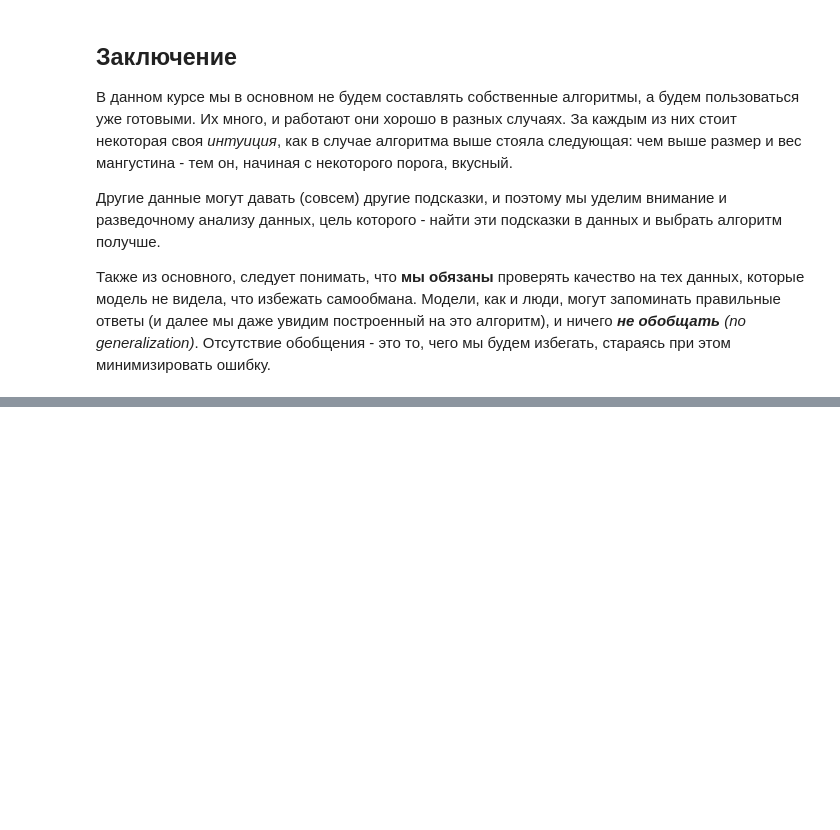
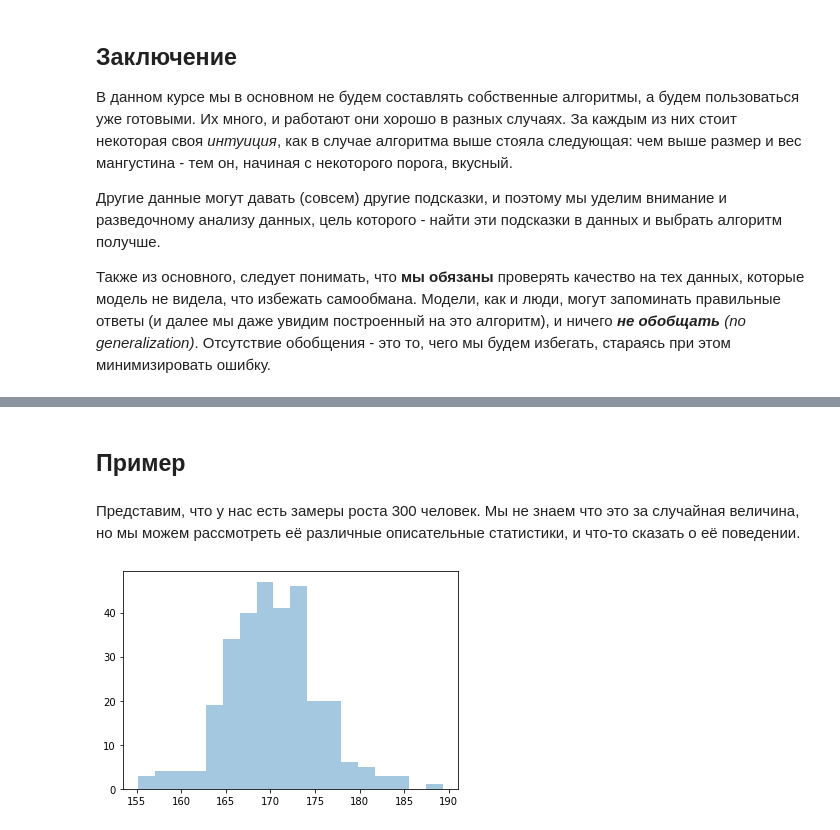
Before and after one commit to timeseries-ru/course, a Jupyter notebook: day_1.ipynb, the cells around one changed output, grey strips where cells are left out. Drawn from its saved outputs; the diff is of its cells as text; code cells hidden in the pictures; blank space fills up the shorter version.

```diff
--- a/day_1.ipynb
+++ b/day_1.ipynb
@@ -217,0 +304,12 @@ sns.scatterplot(x="weight", y="radius", hue="prediction", style="is_test", data=
+# %% [markdown]
+## Пример
+# %% [markdown]
+Представим, что у нас есть замеры роста 300 человек. Мы не знаем что это за случайная величина, но мы можем рассмотреть её различные описательные статистики, и что-то сказать о её поведении.
+# %%
+height = [
+    np.random.normal(170, 5) for _ in range(300) # синтетические данные
+]
+
+sns.distplot(height, kde=False);
+# %% [output]
+[figure, added]
```
Also changed, not shown: parts of 19 cells of this notebook.
